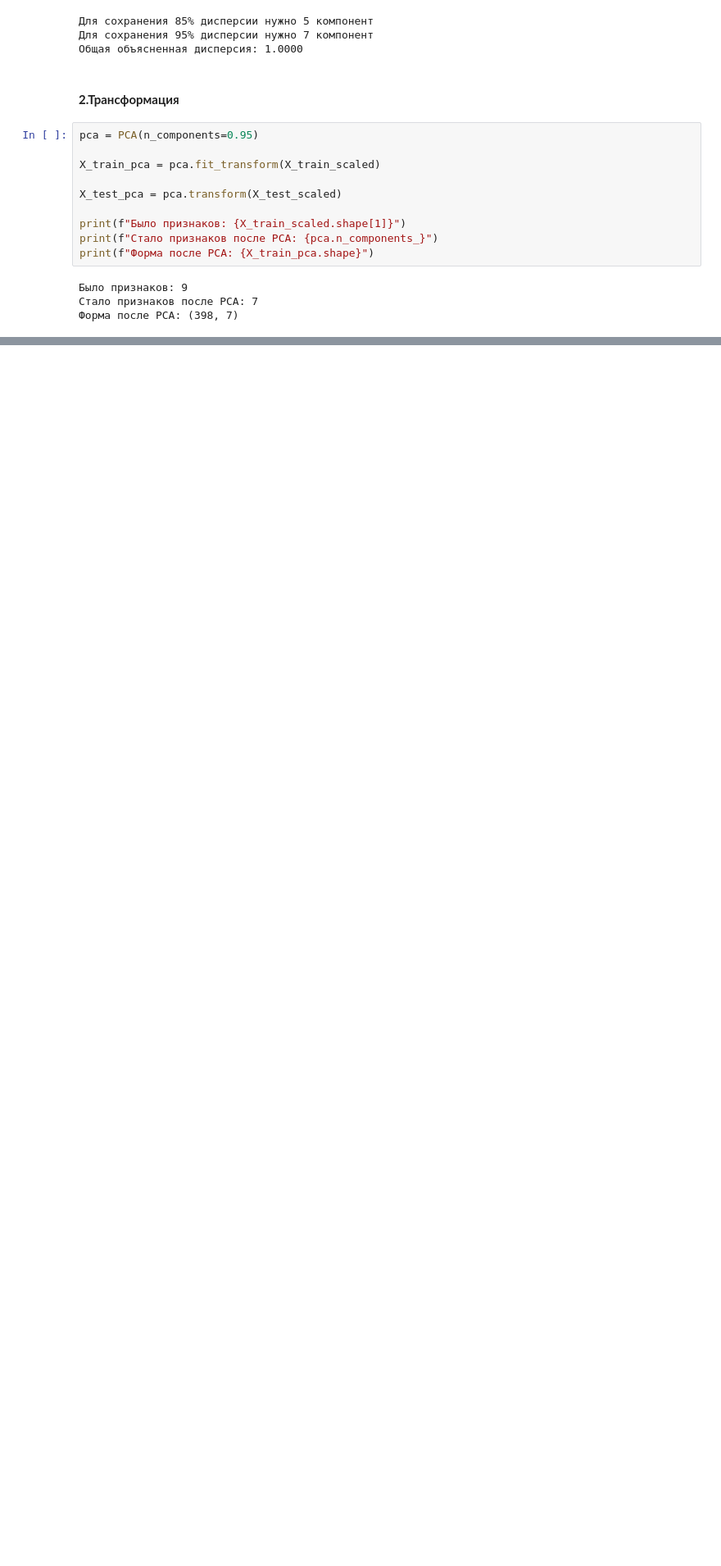
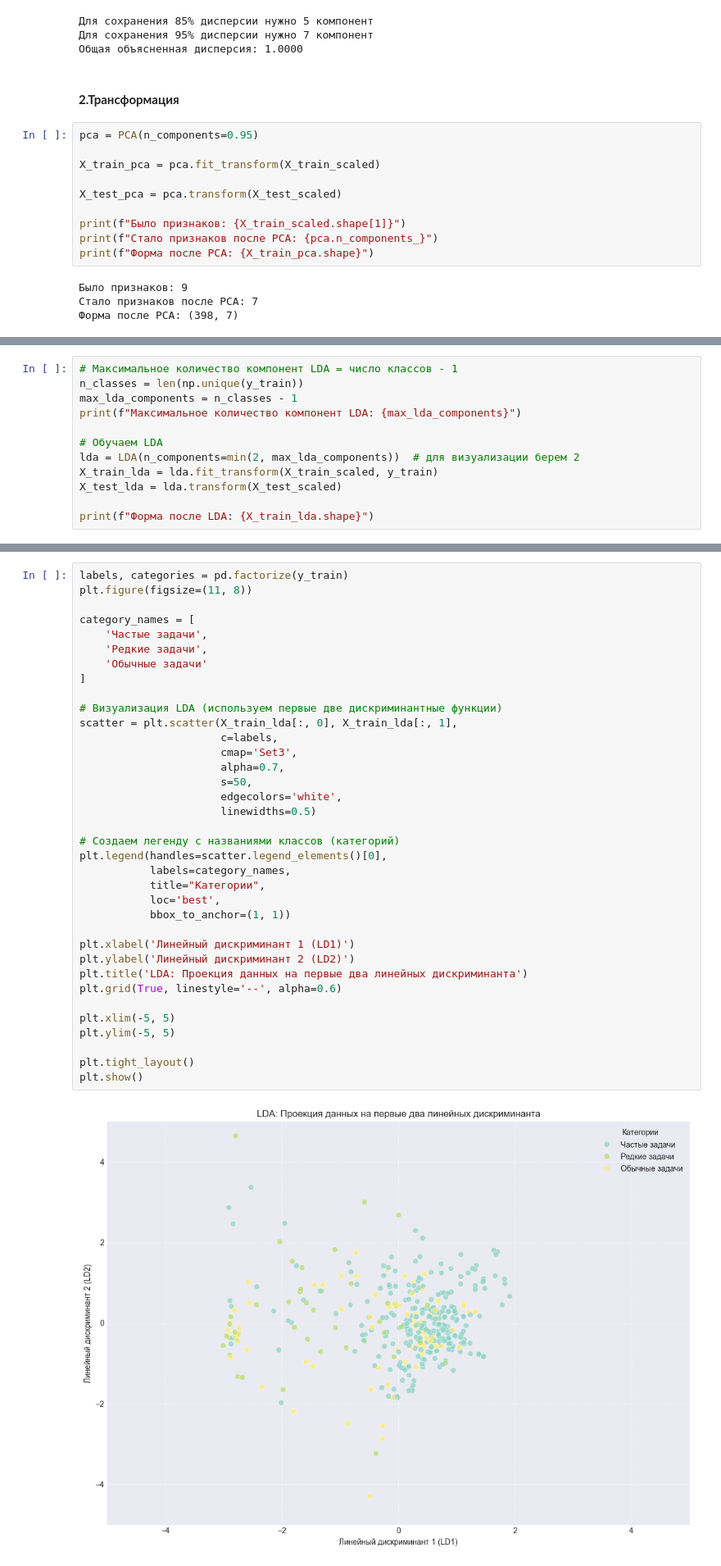
Before and after one commit to Ainur-Makhmutov/MAD-LABs, a Jupyter notebook: 4_laba.ipynb, the cells around one changed output, grey strips where cells are left out. Shown at 82% size. Saved outputs shown, nothing was run; the diff lists cells and outputs as text; blank space fills up the shorter version.

```diff
--- a/4_laba.ipynb
+++ b/4_laba.ipynb
@@ -175,0 +185,12 @@ plt.show()
+# %%
+# Максимальное количество компонент LDA = число классов - 1
+n_classes = len(np.unique(y_train))
+max_lda_components = n_classes - 1
+print(f"Максимальное количество компонент LDA: {max_lda_components}")
+
+# Обучаем LDA
+lda = LDA(n_components=min(2, max_lda_components))  # для визуализации берем 2
+X_train_lda = lda.fit_transform(X_train_scaled, y_train)
+X_test_lda = lda.transform(X_test_scaled)
+
+print(f"Форма после LDA: {X_train_lda.shape}")
@@ -175,0 +202,38 @@ plt.show()
+# %%
+labels, categories = pd.factorize(y_train)
+plt.figure(figsize=(11, 8))
+
+category_names = [
+    'Частые задачи',
+    'Редкие задачи',
+    'Обычные задачи'
+]
+
+# Визуализация LDA (используем первые две дискриминантные функции)
+scatter = plt.scatter(X_train_lda[:, 0], X_train_lda[:, 1],
+                      c=labels,
+                      cmap='Set3',
+                      alpha=0.7,
+                      s=50,
+                      edgecolors='white',
+                      linewidths=0.5)
+
+# Создаем легенду с названиями классов (категорий)
+plt.legend(handles=scatter.legend_elements()[0],
+           labels=category_names,
+           title="Категории",
+           loc='best',
+           bbox_to_anchor=(1, 1))
+
+plt.xlabel('Линейный дискриминант 1 (LD1)')
+plt.ylabel('Линейный дискриминант 2 (LD2)')
+plt.title('LDA: Проекция данных на первые два линейных дискриминанта')
+plt.grid(True, linestyle='--', alpha=0.6)
+
+plt.xlim(-5, 5)
+plt.ylim(-5, 5)
+
+plt.tight_layout()
+plt.show()
+# %% [output]
+[figure, added]
```
Also changed, not shown: parts of 5 cells of this notebook.
